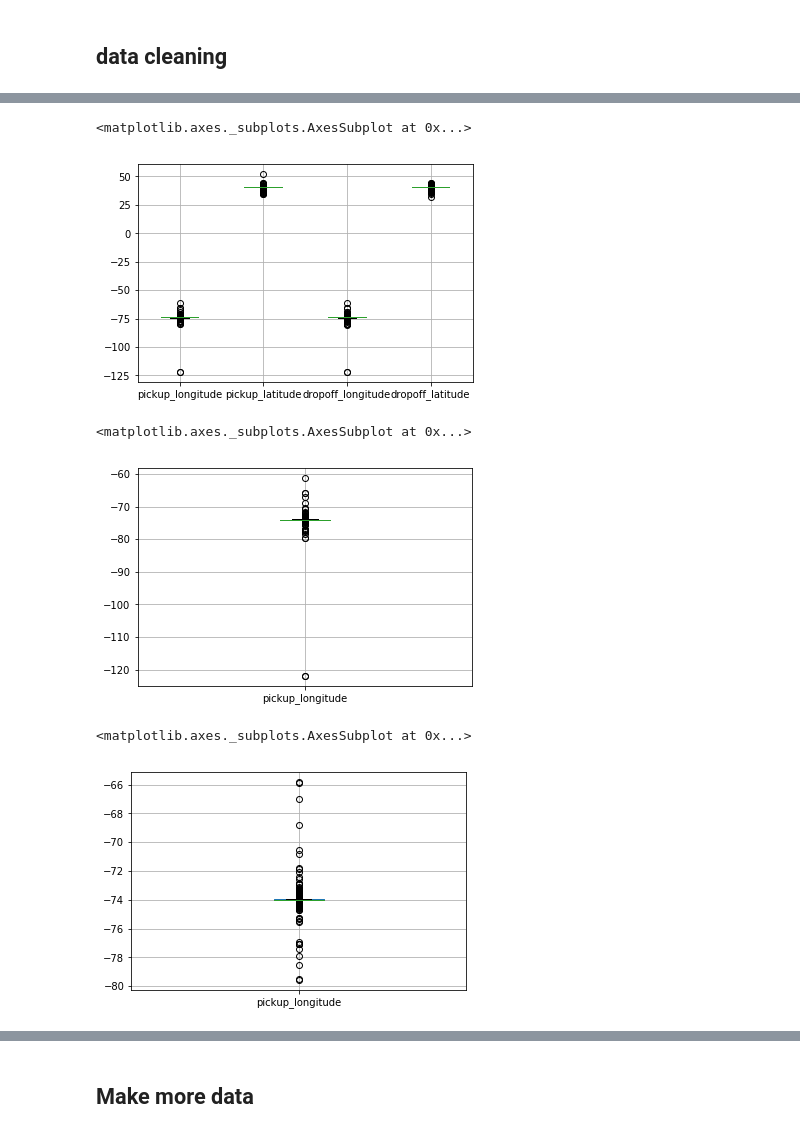
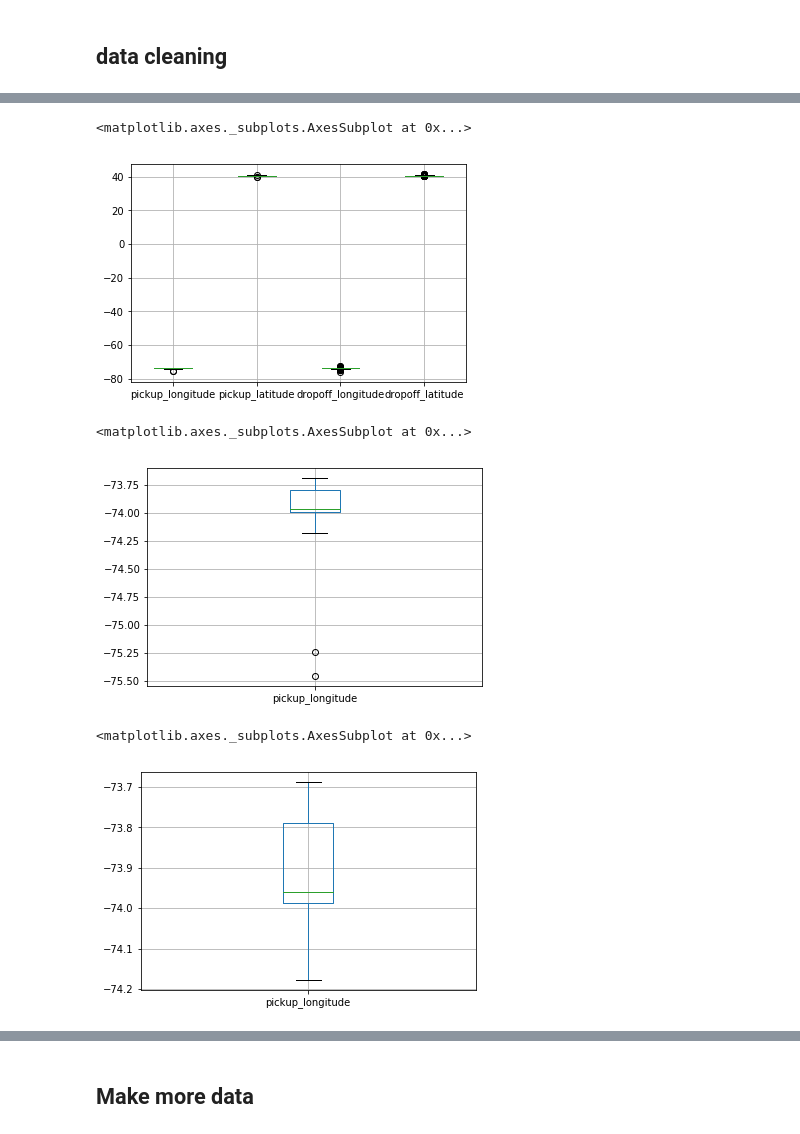
Before and after one commit to darcelvictor/New_York_taxi, a Jupyter notebook: NY_Taxi.ipynb, the cells around one changed output, grey strips where cells are left out. Drawn from its saved outputs; the diff is of its cells as text; code cells hidden in the pictures.

```diff
--- a/NY_Taxi.ipynb
+++ b/NY_Taxi.ipynb
@@ -146,6 +149,7 @@ train.boxplot()
 ## data cleaning
 # %%
 train = train.loc[train['trip_duration']< 1500000]
+train = train.loc[train['trip_duration']> 4000]
 plt.subplots(figsize=(18,7))
 plt.title("Train without outliers")
 train.boxplot()
@@ -156,19 +160,19 @@ train.boxplot()
 train[['pickup_longitude','pickup_latitude','dropoff_longitude','dropoff_latitude']].boxplot()
 # %% [output]
 <matplotlib.axes._subplots.AxesSubplot at 0x...>
-[figure, old version]
+[figure, new version]
 # %%
 train[['pickup_longitude']].boxplot()
 # %% [output]
 <matplotlib.axes._subplots.AxesSubplot at 0x...>
-[figure, old version]
+[figure, new version]
 # %%
-train = train.loc[train['pickup_longitude']>-100]
+train = train.loc[train['pickup_longitude']>-75]
 train = train.loc[train['pickup_longitude']<-65]
 train[['pickup_longitude']].boxplot()
 # %% [output]
 <matplotlib.axes._subplots.AxesSubplot at 0x...>
-[figure, old version]
+[figure, new version]
 # %%
 train[['pickup_longitude','pickup_latitude','dropoff_longitude','dropoff_latitude']].boxplot()
 # %% [output]
```
Also changed, not shown: parts of 15 cells of this notebook, 1 other file.
